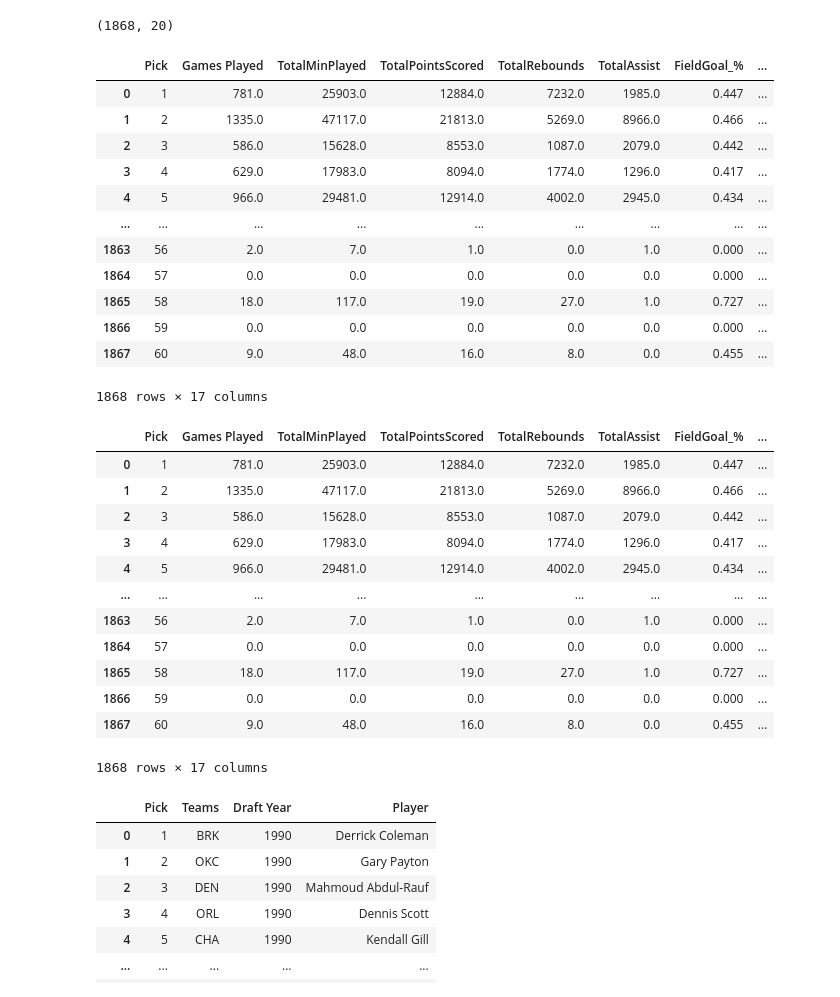
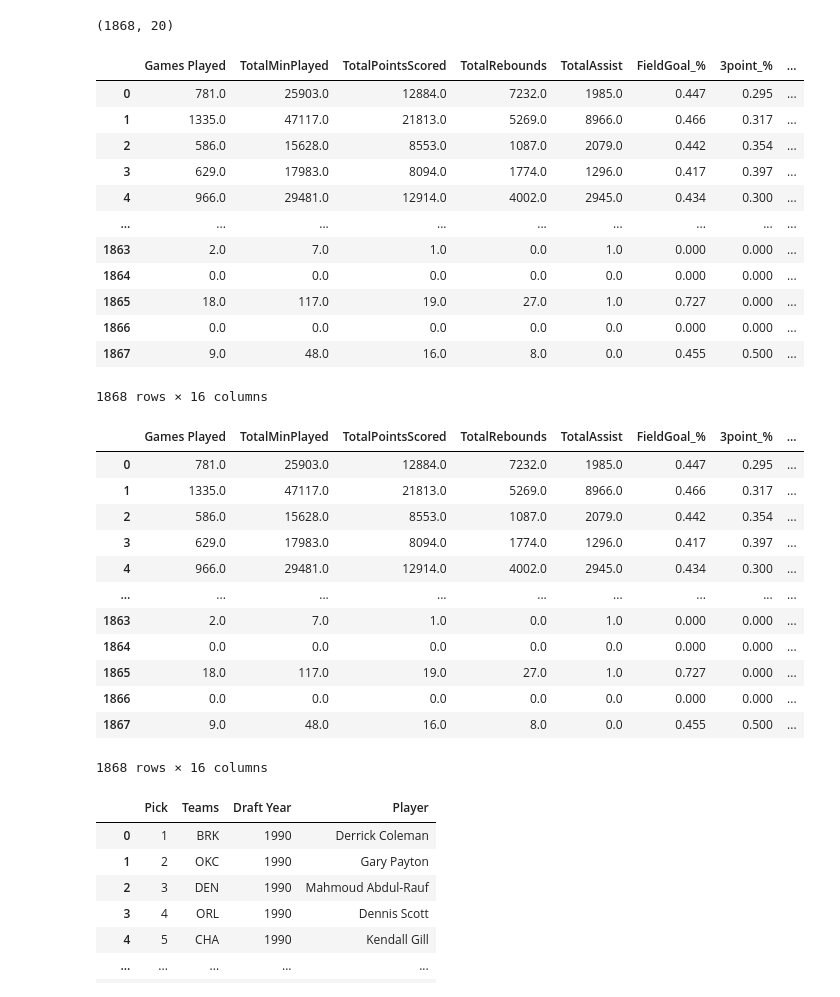
Before and after one commit to YoussoufIY/NBA-Draft-Analysis, a Jupyter notebook: NBA Project.ipynb, the cells around one changed output. Cells and saved outputs as stored; diff of their text form; code cells hidden in the pictures.

```diff
--- a/NBA Project.ipynb
+++ b/NBA Project.ipynb
@@ -140,50 +132,50 @@ organized_nba_data.shape
 # %%
 # The columns we selected with missing data are all numbered value, so we can fill NaNs with 0
 #df.replace(np.nan, 0)
 
 
 # Selecting multiple columns
-selected_columns = organized_nba_data[['Pick', 'Games Played', 'TotalMinPlayed',
+selected_columns = organized_nba_data[['Games Played', 'TotalMinPlayed',
        'TotalPointsScored', 'TotalRebounds', 'TotalAssist', 'FieldGoal_%',
        '3point_% ', 'FreeThrow_%', 'Win Shares', 'Win_sharesPer48mins',
        'BoxPlus-Minus', 'ValueOverReplacementPlayer', 'AveMinPerGame',
        'AvePointsPerGame', 'AveReboundPerGame', 'AveAssistPerGame',]]
 
 organized_nba_data2 = selected_columns.replace(np.nan, 0)
 organized_nba_data2
 # %% [output]
-|  | Pick | Games Played | TotalMinPlayed | TotalPointsScored | TotalRebounds | TotalAssist | FieldGoal_% | ... |
-| 0 | 1 | 781.0 | 25903.0 | 12884.0 | 7232.0 | 1985.0 | 0.447 | ... |
-| 1 | 2 | 1335.0 | 47117.0 | 21813.0 | 5269.0 | 8966.0 | 0.466 | ... |
-| 2 | 3 | 586.0 | 15628.0 | 8553.0 | 1087.0 | 2079.0 | 0.442 | ... |
-| 3 | 4 | 629.0 | 17983.0 | 8094.0 | 1774.0 | 1296.0 | 0.417 | ... |
-| 4 | 5 | 966.0 | 29481.0 | 12914.0 | 4002.0 | 2945.0 | 0.434 | ... |
+|  | Games Played | TotalMinPlayed | TotalPointsScored | TotalRebounds | TotalAssist | FieldGoal_% | 3point_% | ... |
+| 0 | 781.0 | 25903.0 | 12884.0 | 7232.0 | 1985.0 | 0.447 | 0.295 | ... |
+| 1 | 1335.0 | 47117.0 | 21813.0 | 5269.0 | 8966.0 | 0.466 | 0.317 | ... |
+| 2 | 586.0 | 15628.0 | 8553.0 | 1087.0 | 2079.0 | 0.442 | 0.354 | ... |
+| 3 | 629.0 | 17983.0 | 8094.0 | 1774.0 | 1296.0 | 0.417 | 0.397 | ... |
+| 4 | 966.0 | 29481.0 | 12914.0 | 4002.0 | 2945.0 | 0.434 | 0.300 | ... |
 | ... | ... | ... | ... | ... | ... | ... | ... | ... |
-| 1863 | 56 | 2.0 | 7.0 | 1.0 | 0.0 | 1.0 | 0.000 | ... |
-| 1864 | 57 | 0.0 | 0.0 | 0.0 | 0.0 | 0.0 | 0.000 | ... |
-| 1865 | 58 | 18.0 | 117.0 | 19.0 | 27.0 | 1.0 | 0.727 | ... |
-| 1866 | 59 | 0.0 | 0.0 | 0.0 | 0.0 | 0.0 | 0.000 | ... |
-| 1867 | 60 | 9.0 | 48.0 | 16.0 | 8.0 | 0.0 | 0.455 | ... |
+| 1863 | 2.0 | 7.0 | 1.0 | 0.0 | 1.0 | 0.000 | 0.000 | ... |
+| 1864 | 0.0 | 0.0 | 0.0 | 0.0 | 0.0 | 0.000 | 0.000 | ... |
+| 1865 | 18.0 | 117.0 | 19.0 | 27.0 | 1.0 | 0.727 | 0.000 | ... |
+| 1866 | 0.0 | 0.0 | 0.0 | 0.0 | 0.0 | 0.000 | 0.000 | ... |
+| 1867 | 9.0 | 48.0 | 16.0 | 8.0 | 0.0 | 0.455 | 0.500 | ... |
-1868 rows × 17 columns
+1868 rows × 16 columns
 # %%
 #To remove the negative value and replace them with zero
 
 organized_nba_data2[organized_nba_data2 < 0] = 0
 organized_nba_data2
 # %% [output]
-|  | Pick | Games Played | TotalMinPlayed | TotalPointsScored | TotalRebounds | TotalAssist | FieldGoal_% | ... |
-| 0 | 1 | 781.0 | 25903.0 | 12884.0 | 7232.0 | 1985.0 | 0.447 | ... |
-| 1 | 2 | 1335.0 | 47117.0 | 21813.0 | 5269.0 | 8966.0 | 0.466 | ... |
-| 2 | 3 | 586.0 | 15628.0 | 8553.0 | 1087.0 | 2079.0 | 0.442 | ... |
-| 3 | 4 | 629.0 | 17983.0 | 8094.0 | 1774.0 | 1296.0 | 0.417 | ... |
-| 4 | 5 | 966.0 | 29481.0 | 12914.0 | 4002.0 | 2945.0 | 0.434 | ... |
+|  | Games Played | TotalMinPlayed | TotalPointsScored | TotalRebounds | TotalAssist | FieldGoal_% | 3point_% | ... |
+| 0 | 781.0 | 25903.0 | 12884.0 | 7232.0 | 1985.0 | 0.447 | 0.295 | ... |
+| 1 | 1335.0 | 47117.0 | 21813.0 | 5269.0 | 8966.0 | 0.466 | 0.317 | ... |
+| 2 | 586.0 | 15628.0 | 8553.0 | 1087.0 | 2079.0 | 0.442 | 0.354 | ... |
+| 3 | 629.0 | 17983.0 | 8094.0 | 1774.0 | 1296.0 | 0.417 | 0.397 | ... |
+| 4 | 966.0 | 29481.0 | 12914.0 | 4002.0 | 2945.0 | 0.434 | 0.300 | ... |
 | ... | ... | ... | ... | ... | ... | ... | ... | ... |
-| 1863 | 56 | 2.0 | 7.0 | 1.0 | 0.0 | 1.0 | 0.000 | ... |
-| 1864 | 57 | 0.0 | 0.0 | 0.0 | 0.0 | 0.0 | 0.000 | ... |
-| 1865 | 58 | 18.0 | 117.0 | 19.0 | 27.0 | 1.0 | 0.727 | ... |
-| 1866 | 59 | 0.0 | 0.0 | 0.0 | 0.0 | 0.0 | 0.000 | ... |
-| 1867 | 60 | 9.0 | 48.0 | 16.0 | 8.0 | 0.0 | 0.455 | ... |
+| 1863 | 2.0 | 7.0 | 1.0 | 0.0 | 1.0 | 0.000 | 0.000 | ... |
+| 1864 | 0.0 | 0.0 | 0.0 | 0.0 | 0.0 | 0.000 | 0.000 | ... |
+| 1865 | 18.0 | 117.0 | 19.0 | 27.0 | 1.0 | 0.727 | 0.000 | ... |
+| 1866 | 0.0 | 0.0 | 0.0 | 0.0 | 0.0 | 0.000 | 0.000 | ... |
+| 1867 | 9.0 | 48.0 | 16.0 | 8.0 | 0.0 | 0.455 | 0.500 | ... |
-1868 rows × 17 columns
+1868 rows × 16 columns
 # %%
 # Selecting multiple columns
 selected_columns2 = organized_nba_data[['Pick', 'Teams','Draft Year','Player']]
```
Also changed, not shown: parts of 23 cells of this notebook, 2 other files.
